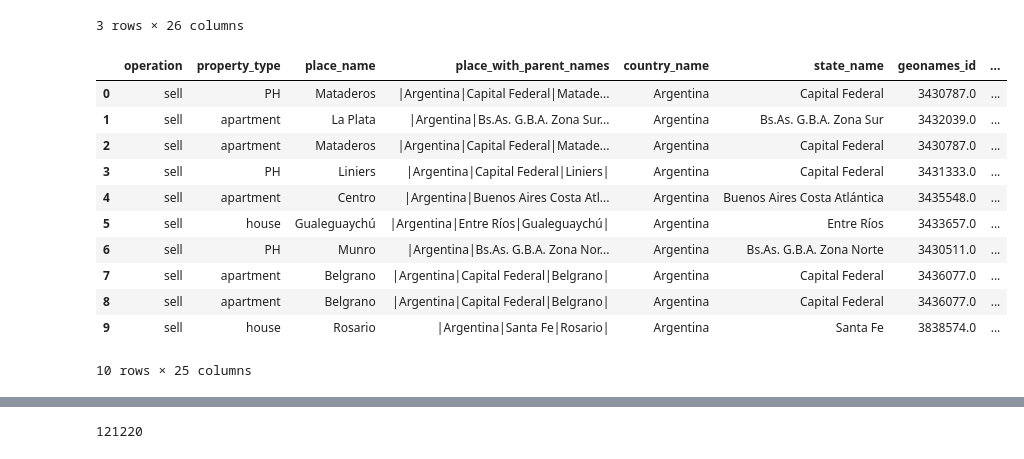
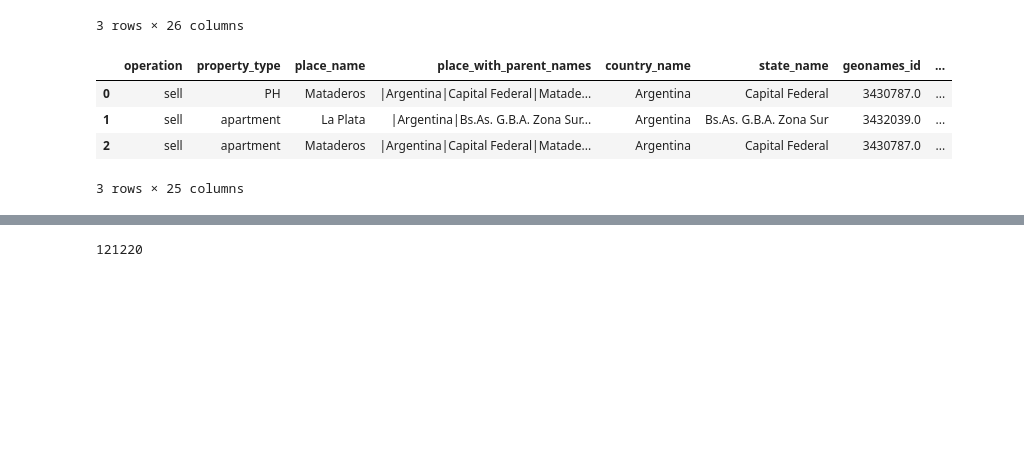
Before and after one commit to BenkosT/TP_Limpieza, a Jupyter notebook: Notebooks/Limpieza.ipynb, the cells around one changed output, grey strips where cells are left out. Cells and saved outputs as stored; diff of their text form; code cells hidden in the pictures; blank space fills up the shorter version.

```diff
--- a/Notebooks/Limpieza.ipynb
+++ b/Notebooks/Limpieza.ipynb
@@ -16,20 +16,13 @@ data.head(3)
 # %%
 # Eliminamos la columna Unnamed dado que son los mismos indices
 data = data.drop(['Unnamed: 0'], axis=1)
-data.head(10)
+data.head(3)
 # %% [output]
 |  | operation | property_type | place_name | place_with_parent_names | country_name | state_name | geonames_id | ... |
 | 0 | sell | PH | Mataderos | |Argentina|Capital Federal|Matade... | Argentina | Capital Federal | 3430787.0 | ... |
 | 1 | sell | apartment | La Plata | |Argentina|Bs.As. G.B.A. Zona Sur... | Argentina | Bs.As. G.B.A. Zona Sur | 3432039.0 | ... |
 | 2 | sell | apartment | Mataderos | |Argentina|Capital Federal|Matade... | Argentina | Capital Federal | 3430787.0 | ... |
-| 3 | sell | PH | Liniers | |Argentina|Capital Federal|Liniers| | Argentina | Capital Federal | 3431333.0 | ... |
-| 4 | sell | apartment | Centro | |Argentina|Buenos Aires Costa Atl... | Argentina | Buenos Aires Costa Atlántica | 3435548.0 | ... |
-| 5 | sell | house | Gualeguaychú | |Argentina|Entre Ríos|Gualeguaychú| | Argentina | Entre Ríos | 3433657.0 | ... |
-| 6 | sell | PH | Munro | |Argentina|Bs.As. G.B.A. Zona Nor... | Argentina | Bs.As. G.B.A. Zona Norte | 3430511.0 | ... |
-| 7 | sell | apartment | Belgrano | |Argentina|Capital Federal|Belgrano| | Argentina | Capital Federal | 3436077.0 | ... |
-| 8 | sell | apartment | Belgrano | |Argentina|Capital Federal|Belgrano| | Argentina | Capital Federal | 3436077.0 | ... |
-| 9 | sell | house | Rosario | |Argentina|Santa Fe|Rosario| | Argentina | Santa Fe | 3838574.0 | ... |
-10 rows × 25 columns
+3 rows × 25 columns
 # %%
 # Usamos dtypes para saber que tipo de datos se almacenan en el dataset
 data.dtypes
```
Also changed, not shown: parts of 5 cells of this notebook, 2 other files.
